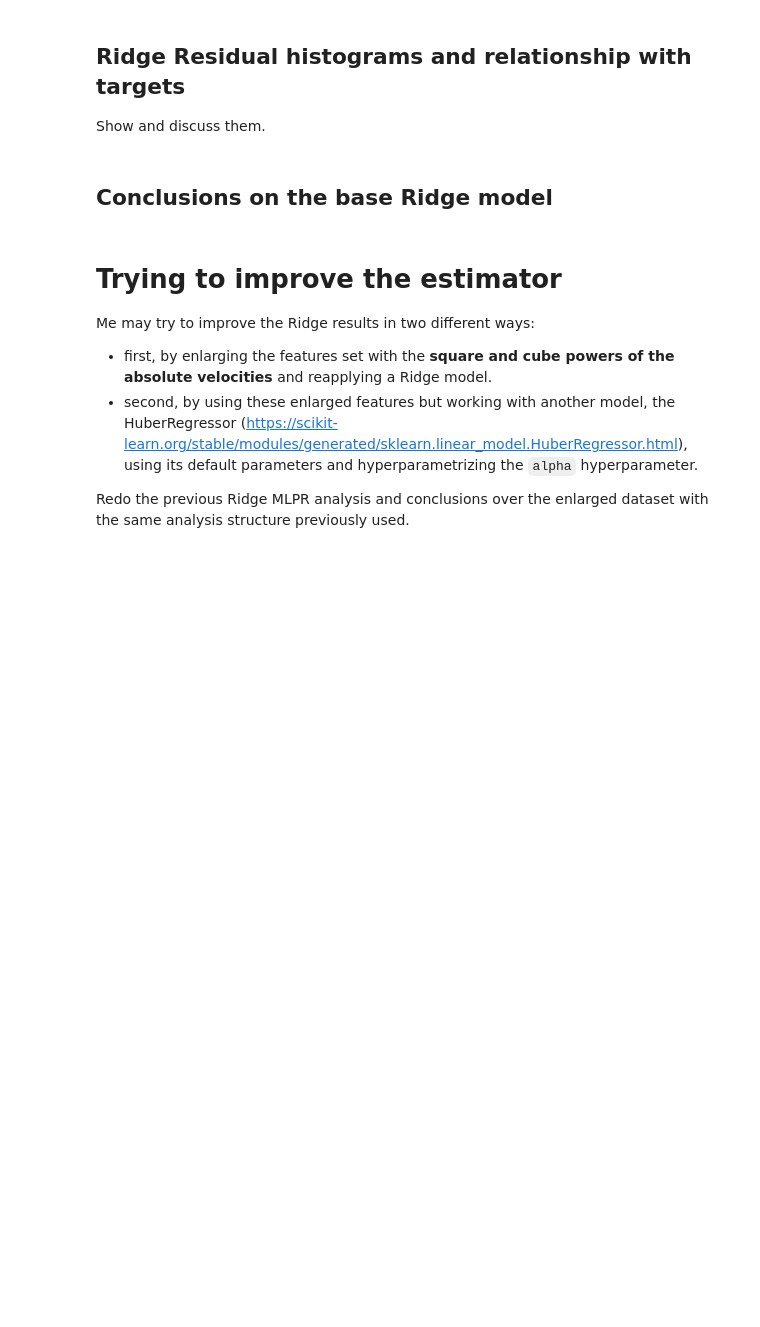
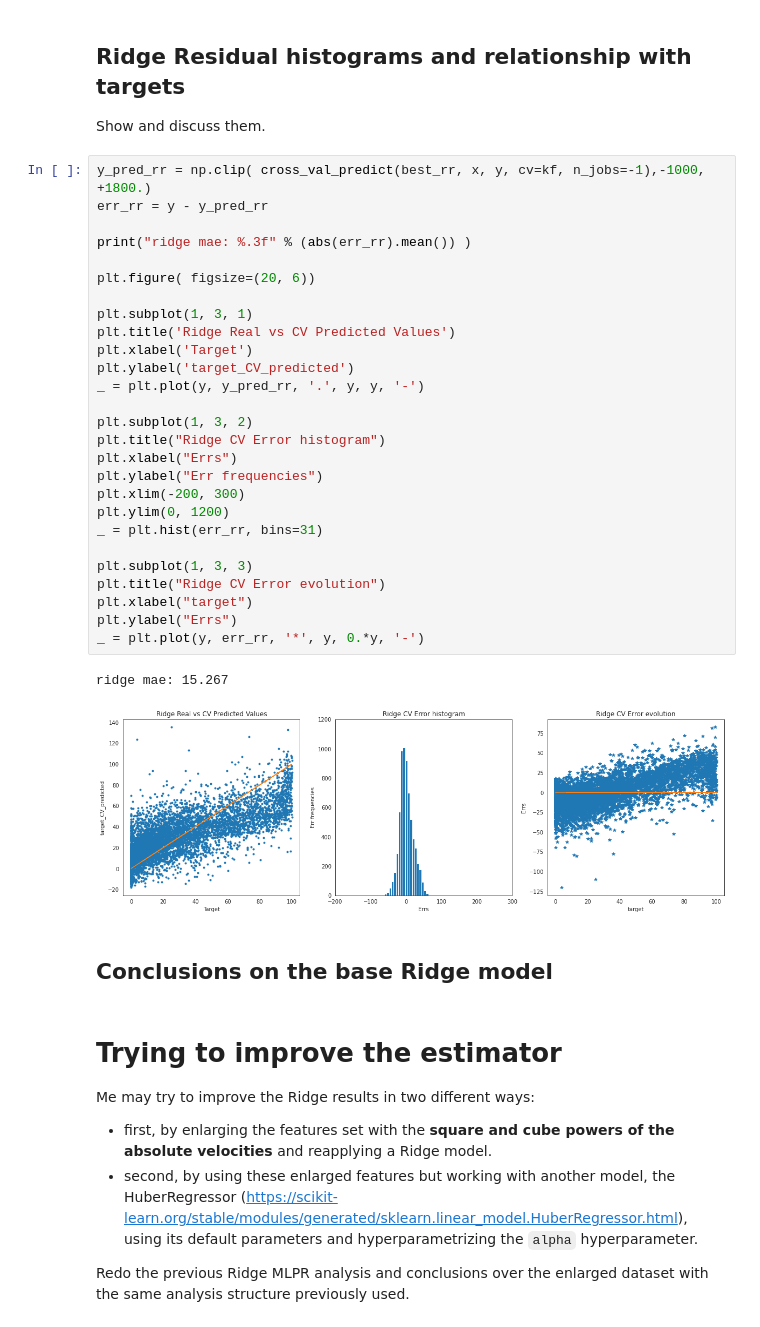
Before and after one commit to Javimh18/AnalisisFund, a Jupyter notebook: P3/practica3_javi.ipynb, the cells around one changed output. Saved outputs shown, nothing was run; the diff lists cells and outputs as text; blank space fills up the shorter version.

```diff
--- a/P3/practica3_javi.ipynb
+++ b/P3/practica3_javi.ipynb
@@ -217,6 +307,36 @@ Do it over the entire dataset using `cross_val_predict`, get the CV MAE and draw
 ## Ridge Residual histograms and relationship with targets
 
 Show and discuss them.
+# %%
+y_pred_rr = np.clip( cross_val_predict(best_rr, x, y, cv=kf, n_jobs=-1),-1000, +1800.)
+err_rr = y - y_pred_rr
+
+print("ridge mae: %.3f" % (abs(err_rr).mean()) )
+
+plt.figure( figsize=(20, 6))
+
+plt.subplot(1, 3, 1)
+plt.title('Ridge Real vs CV Predicted Values')
+plt.xlabel('Target')
+plt.ylabel('target_CV_predicted')
+_ = plt.plot(y, y_pred_rr, '.', y, y, '-')
+
+plt.subplot(1, 3, 2)
+plt.title("Ridge CV Error histogram")
+plt.xlabel("Errs")
+plt.ylabel("Err frequencies")
+plt.xlim(-200, 300)
+plt.ylim(0, 1200)
+_ = plt.hist(err_rr, bins=31)
+
+plt.subplot(1, 3, 3)
+plt.title("Ridge CV Error evolution")
+plt.xlabel("target")
+plt.ylabel("Errs")
+_ = plt.plot(y, err_rr, '*', y, 0.*y, '-')
+# %% [output]
+ridge mae: 15.267
+[figure, added]
 # %% [markdown]
 ## Conclusions on the base Ridge model
 # %% [markdown]
```
Also changed, not shown: parts of 10 cells of this notebook.
